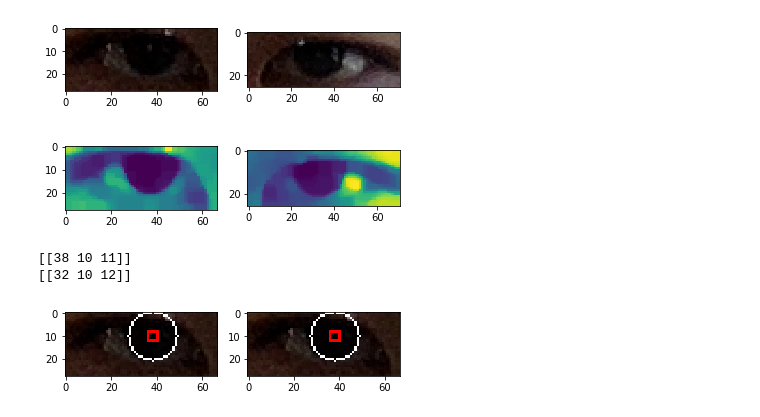
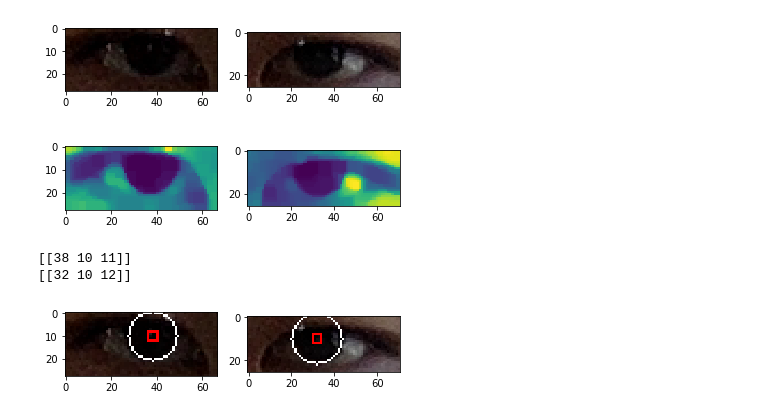
Before and after one commit to yuxiang-gao/gaze_tracker, a Jupyter notebook: eye_tracker.ipynb, the cells around one changed output. Cells and saved outputs as stored; diff of their text form; code cells hidden in the pictures.

```diff
--- a/eye_tracker.ipynb
+++ b/eye_tracker.ipynb
@@ -171,14 +171,14 @@ ax2.imshow(proc_l)
 # %%
 circles_r, output_r = detect_pupil(eye_img_r)
 circles_l, output_l = detect_pupil(eye_img_l)
 fig = plt.figure()
 ax1 = fig.add_subplot(2,2,1)
 ax1.imshow(output_r)
 ax2 = fig.add_subplot(2,2,2)
-ax2.imshow(output_r)
+ax2.imshow(output_l)
 print(circles_r)
 print(circles_l)
 # %% [output]
 [[38 10 11]]
 [[32 10 12]]
-[figure, old version]
+[figure, new version]
```
